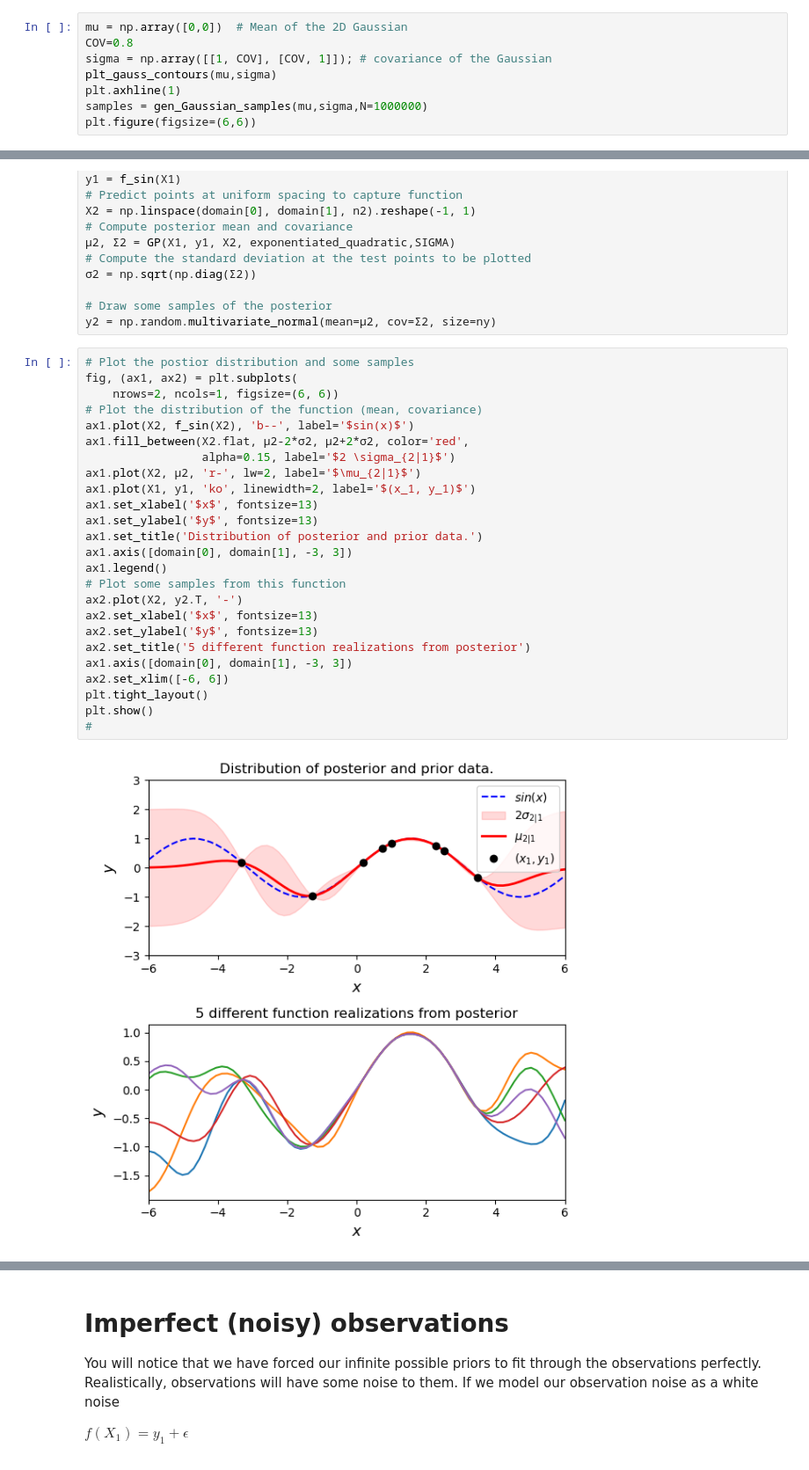
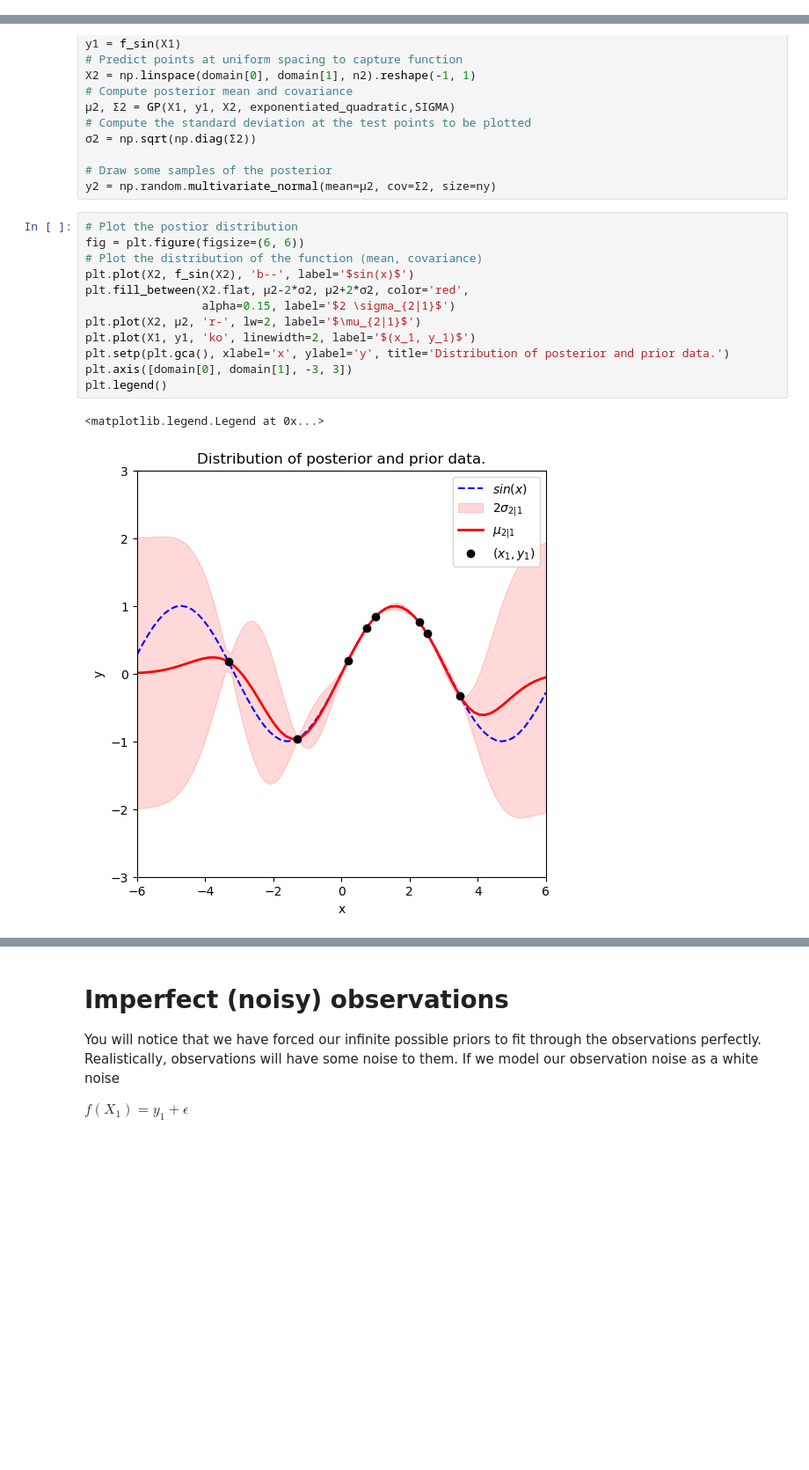
Before and after one commit to climate-analytics-lab/sioc209-2024-sp, a Jupyter notebook: sioc209-2024-sp/02_regression/04_nonlinear_regression.ipynb, the cells around one changed output, grey strips where cells are left out. Shown: that part at 88% size. Cells and saved outputs as stored; diff of their text form; blank space fills up the shorter version.

```diff
--- a/sioc209-2024-sp/02_regression/04_nonlinear_regression.ipynb
+++ b/sioc209-2024-sp/02_regression/04_nonlinear_regression.ipynb
@@ -517,11 +516,3 @@ plt.plot(samples[:,0],samples[:,1],'.r')
 [figure]
 # %% [markdown]
 We can think about conditioning and marginalizing the multivariate normal. Visually, this is drawing a line through the distribution or summing to one axis. To illustrate this quickly and dirtily (but hopefully transparently) we can just generate a lot of samples, bin them, and plot them.
-# %%
-mu = np.array([0,0])  # Mean of the 2D Gaussian
-COV=0.8
-sigma = np.array([[1, COV], [COV, 1]]); # covariance of the Gaussian
-plt_gauss_contours(mu,sigma)
-plt.axhline(1)
-samples = gen_Gaussian_samples(mu,sigma,N=1000000)
-plt.figure(figsize=(6,6))
@@ -620,30 +626,18 @@ X2 = np.linspace(domain[0], domain[1], n2).reshape(-1, 1)
 # Draw some samples of the posterior
 y2 = np.random.multivariate_normal(mean=μ2, cov=Σ2, size=ny)
 # %%
-# Plot the postior distribution and some samples
-fig, (ax1, ax2) = plt.subplots(
-    nrows=2, ncols=1, figsize=(6, 6))
+# Plot the postior distribution
+fig = plt.figure(figsize=(6, 6))
 # Plot the distribution of the function (mean, covariance)
-ax1.plot(X2, f_sin(X2), 'b--', label='$sin(x)$')
-ax1.fill_between(X2.flat, μ2-2*σ2, μ2+2*σ2, color='red',
+plt.plot(X2, f_sin(X2), 'b--', label='$sin(x)$')
+plt.fill_between(X2.flat, μ2-2*σ2, μ2+2*σ2, color='red',
                  alpha=0.15, label='$2 \sigma_{2|1}$')
-ax1.plot(X2, μ2, 'r-', lw=2, label='$\mu_{2|1}$')
-ax1.plot(X1, y1, 'ko', linewidth=2, label='$(x_1, y_1)$')
-ax1.set_xlabel('$x$', fontsize=13)
-ax1.set_ylabel('$y$', fontsize=13)
-ax1.set_title('Distribution of posterior and prior data.')
-ax1.axis([domain[0], domain[1], -3, 3])
-ax1.legend()
-# Plot some samples from this function
-ax2.plot(X2, y2.T, '-')
-ax2.set_xlabel('$x$', fontsize=13)
-ax2.set_ylabel('$y$', fontsize=13)
-ax2.set_title('5 different function realizations from posterior')
-ax1.axis([domain[0], domain[1], -3, 3])
-ax2.set_xlim([-6, 6])
-plt.tight_layout()
-plt.show()
-#
+plt.plot(X2, μ2, 'r-', lw=2, label='$\mu_{2|1}$')
+plt.plot(X1, y1, 'ko', linewidth=2, label='$(x_1, y_1)$')
+plt.setp(plt.gca(), xlabel='x', ylabel='y', title='Distribution of posterior and prior data.')
+plt.axis([domain[0], domain[1], -3, 3])
+plt.legend()
 # %% [output]
+<matplotlib.legend.Legend at 0x...>
-[figure, old version]
+[figure, new version]
 # %% [markdown]
```
Also changed, not shown: parts of 46 cells of this notebook.
